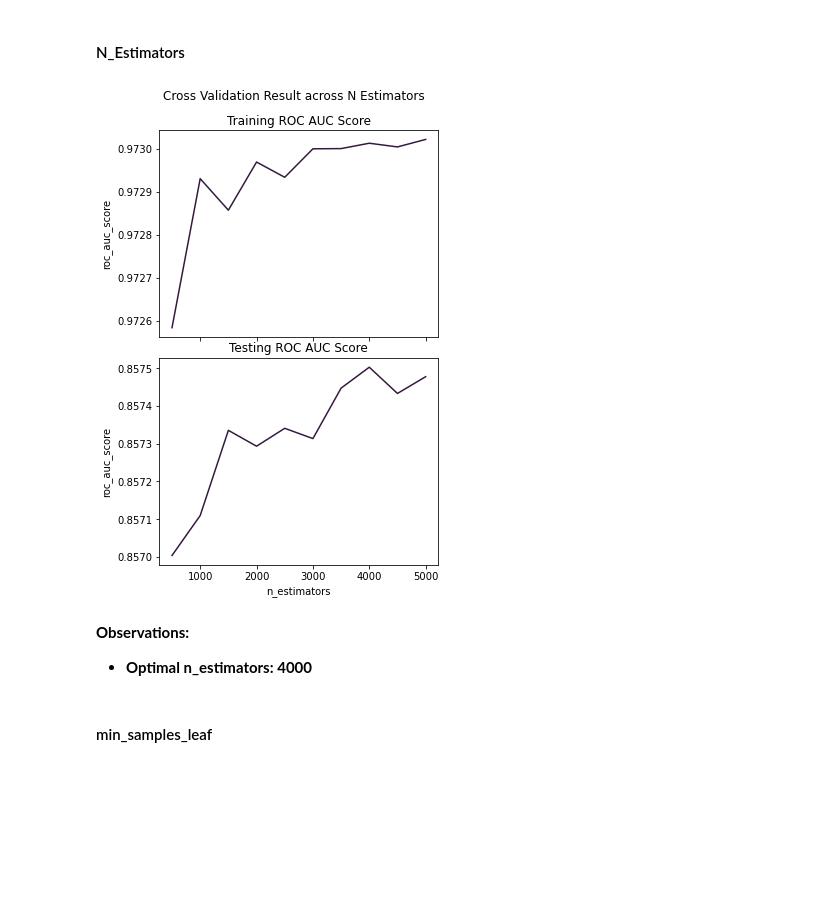
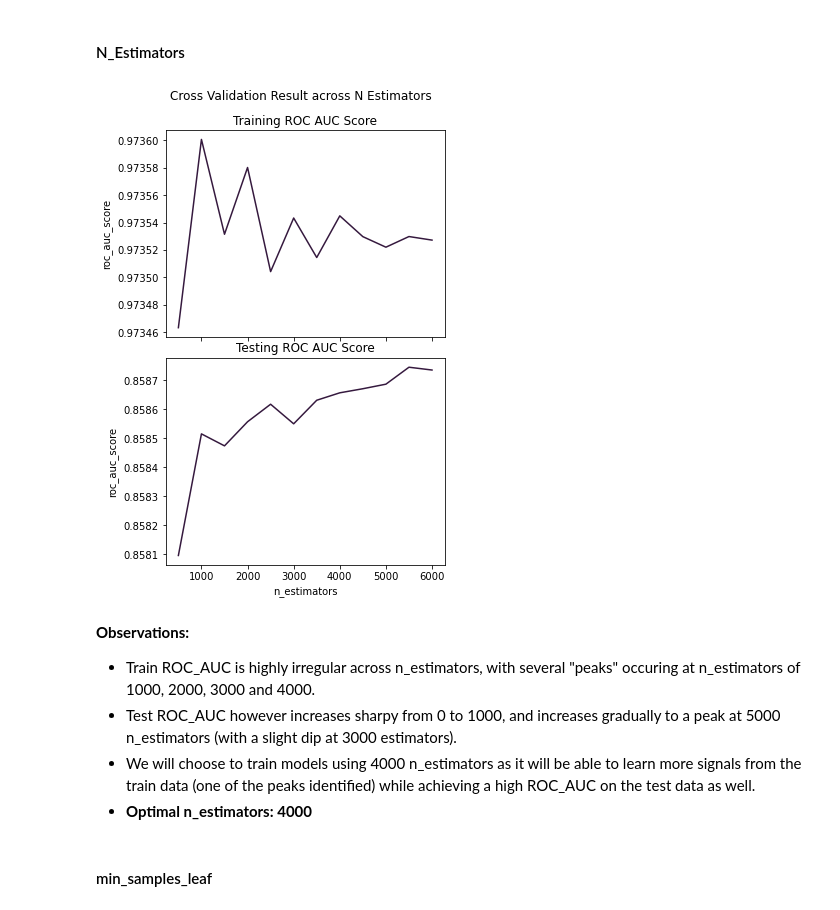
Before and after one commit to chinhockyang/restaurant_ratings_analysis, a Jupyter notebook: ML_random_forest.ipynb, the cells around one changed output. Drawn from its saved outputs; the diff is of its cells as text; code cells hidden in the pictures; blank space fills up the shorter version.

Commit message:
Add hyper-parameter tuning and tree explanation for random forest

```diff
--- a/ML_random_forest.ipynb
+++ b/ML_random_forest.ipynb
@@ -341,11 +341,7 @@ Proportion of Missing Values of walking_distance:
 0.00%
 # %%
 # --- Drop NA (for average_sentiment_score)
+df.dropna(subset=['average_sentiment_score'], inplace=True)
-# %%
-df['average_sentiment_score'].fillna(0, inplace=True)
-df['img_uploaded_per_review'].fillna(0, inplace=True)
-df['proportion_of_positive_sentiment'].fillna(0, inplace=True)
-df['average_daily_operating_hours'].fillna(0, inplace=True)
 # %%
 # df_scale = df[features_no_need_to_standardise].copy()
 
@@ -780,14 +734,14 @@ plt.show()
 # %%
 df_n_estimators_tuning = pd.DataFrame()
 
-for n in [500, 1000, 1500, 2000, 2500, 3000, 3500, 4000, 4500, 5000]:
+for n in [500, 1000, 1500, 2000, 2500, 3000, 3500, 4000, 4500, 5000, 5500, 6000]:
     clf = RandomForestClassifier(
-                n_estimators=n,           # default
-                max_depth=20,             # from earlier tuning
-                max_features="auto",        # default
-                min_samples_split=3,        # do not want too little data in one split
-                min_samples_leaf=3,         # do not want too little data in one leaf node
-                criterion="entropy",        # covered in lecture
+                n_estimators=n,
+                max_depth=20,
+                max_features="auto",
+                min_samples_split=3,
+                min_samples_leaf=3,
+                criterion="entropy",
                 bootstrap=True,
                 oob_score=True,
                 random_state=2022,
@@ -802,37 +756,40 @@ for n in [500, 1000, 1500, 2000, 2500, 3000, 3500, 4000, 4500, 5000]:
                     'train': [roc_auc_train],
                     'test': [roc_auc_test],
             })
     )
 
 df_n_estimators_tuning.set_index("n_estimators", inplace=True)
 df_n_estimators_tuning = df_n_estimators_tuning.stack().reset_index().rename(columns={"level_1": "result", 0: "roc_auc_score"})
 
 fig, axes = plt.subplots(2, 1, sharex=True, figsize=(5,8))
 fig.suptitle("Cross Validation Result across N Estimators", y=0.95)
 
 sns.lineplot(
     ax=axes[0],
     data=df_n_estimators_tuning[df_n_estimators_tuning['result'] == 'train'],
     x='n_estimators',
     y="roc_auc_score",
 )
 axes[0].set_title("Training ROC AUC Score")
 
 sns.lineplot(
     ax=axes[1],
     data=df_n_estimators_tuning[df_n_estimators_tuning['result'] == 'test'],
     x='n_estimators',
     y="roc_auc_score",
 )
 axes[1].set_title("Testing ROC AUC Score")
 
 plt.subplots_adjust(hspace=0.1)
 plt.show()
 # %% [output]
-[figure, old version]
+[figure, new version]
-# %% [markdown]
-<strong>Observations:</strong>
-- <strong>Optimal n_estimators: 4000</strong>
+# %% [markdown]
+<strong>Observations:</strong>
+- Train ROC_AUC is highly irregular across n_estimators, with several "peaks" occuring at n_estimators of 1000, 2000, 3000 and 4000.
+- Test ROC_AUC however increases sharpy from 0 to 1000, and increases gradually to a peak at 5000 n_estimators (with a slight dip at 3000 estimators).
+- We will choose to train models using 4000 n_estimators as it will be able to learn more signals from the train data (one of the peaks identified) while achieving a high ROC_AUC on the test data as well.
+- <strong>Optimal n_estimators: 4000</strong>
 # %% [markdown]
 #### min_samples_leaf
 # %%
```
Also changed, not shown: parts of 76 cells of this notebook.
